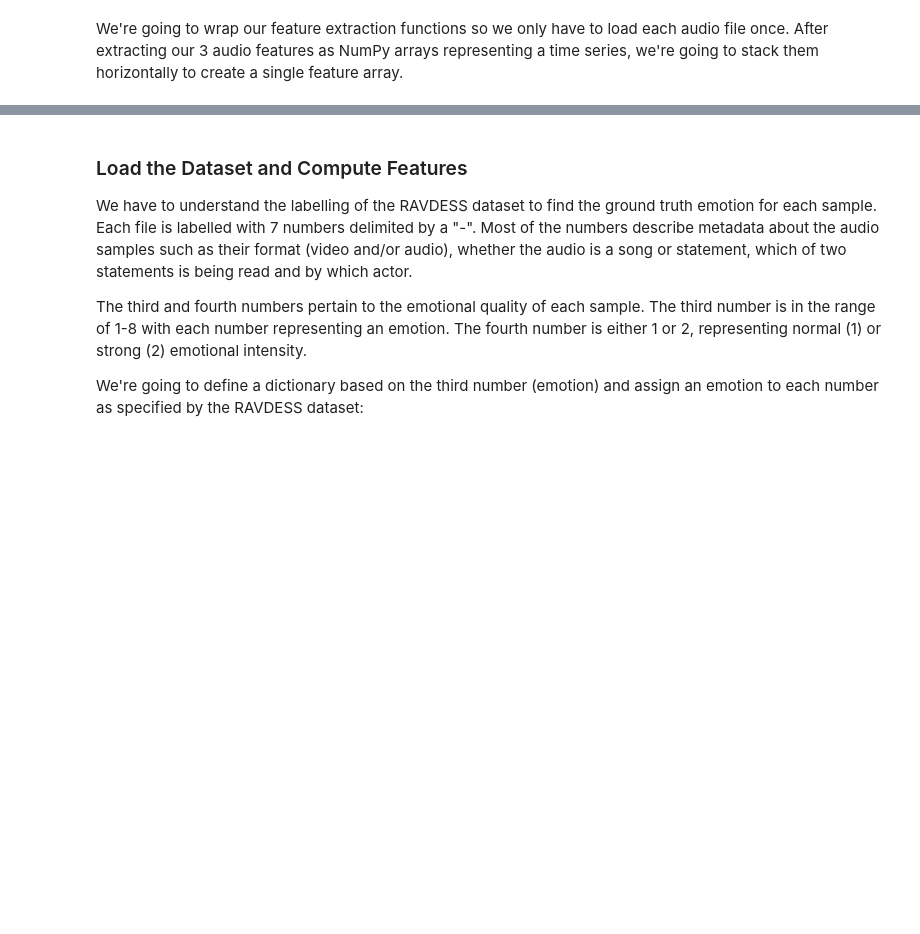
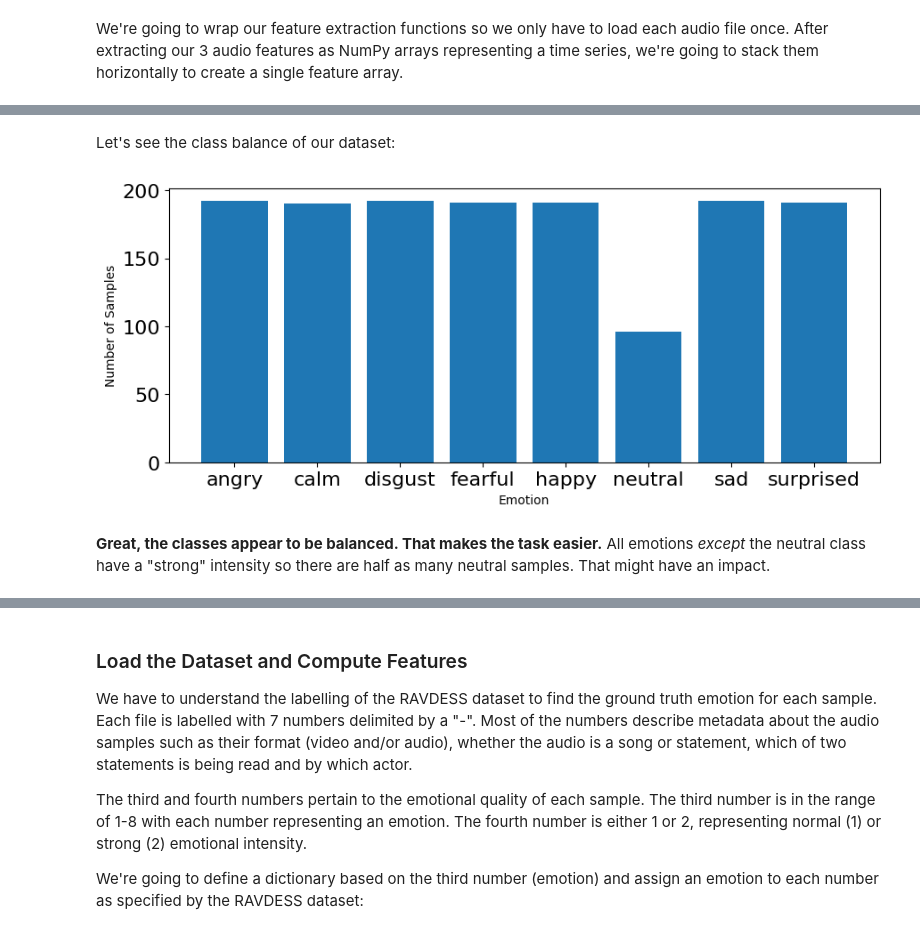
Before and after one commit to NavinThomsy/Week3-Machine_Learning, a Jupyter notebook: Week_3_MachineLearning.ipynb, the cells around one changed output, grey strips where cells are left out. Cells and saved outputs as stored; diff of their text form; code cells hidden in the pictures; blank space fills up the shorter version.

```diff
--- a/Week_3_MachineLearning.ipynb
+++ b/Week_3_MachineLearning.ipynb
@@ -106,0 +216,3 @@ stack them horizontally to create a single feature array.
+# %%
+features=pd.read_excel('/content/drive/MyDrive/featuresRavdess.xlsx',index_col=0)
+emotions=pd.read_excel('/content/drive/MyDrive/emotionsRavdess.xlsx',index_col=0)
@@ -106,0 +231,18 @@ stack them horizontally to create a single feature array.
+# %% [markdown]
+Let's see the class balance of our dataset:
+# %%
+# plot emotions
+plt.figure(figsize=(35,4))
+plt.subplot(1,3,1)
+#np.unique returns ordered list of unique elements and count of each element
+emotion_list, count = np.unique(emotions, return_counts=True)
+plt.bar(x=range(8), height=count)
+plt.xticks(ticks=range(8), labels = [emotion for emotion in emotion_list],fontsize=10)
+plt.xlabel('Emotion')
+plt.tick_params(labelsize=16)
+plt.ylabel('Number of Samples')
+plt.show()
+# %% [output]
+[figure, added]
+# %% [markdown]
+**Great, the classes appear to be balanced. That makes the task easier.** All emotions _except_ the neutral class have a "strong" intensity so there are half as many neutral samples. That might have an impact.
```
Also changed, not shown: parts of 55 cells of this notebook.
